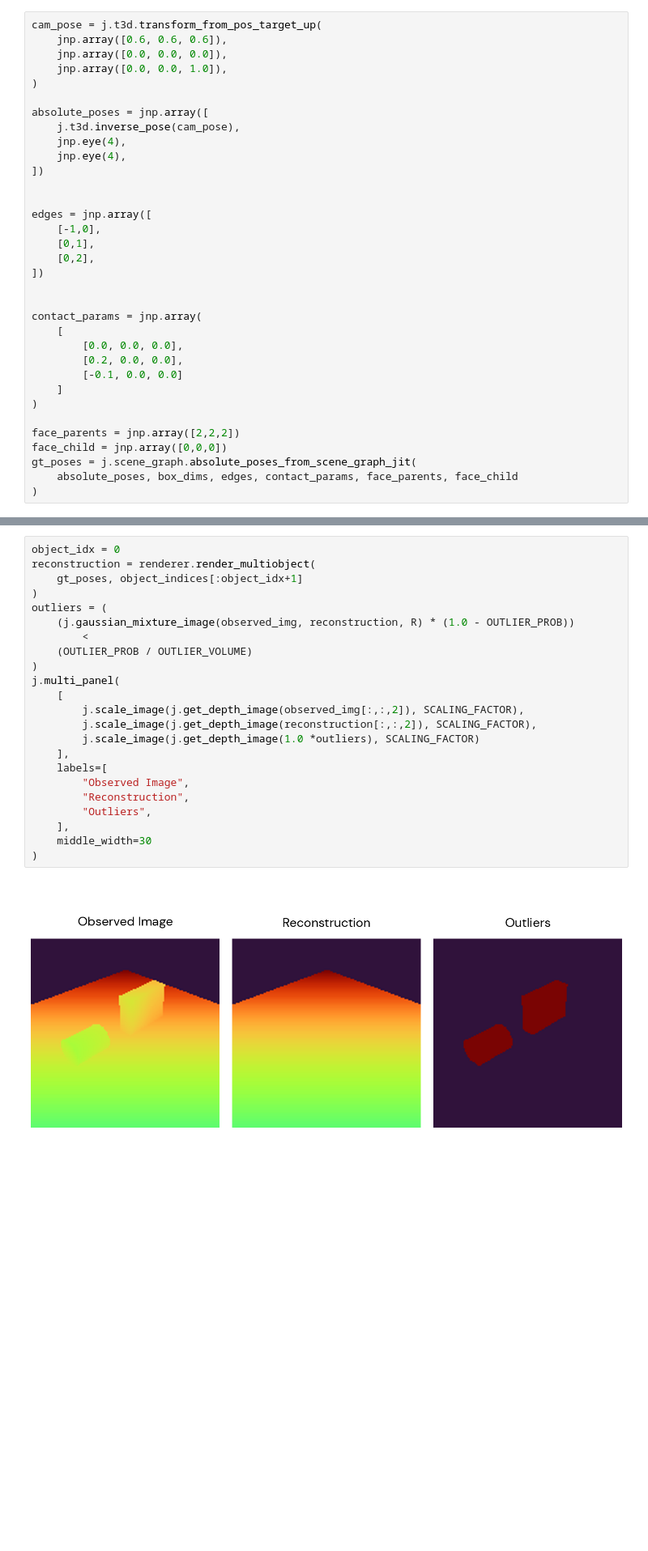
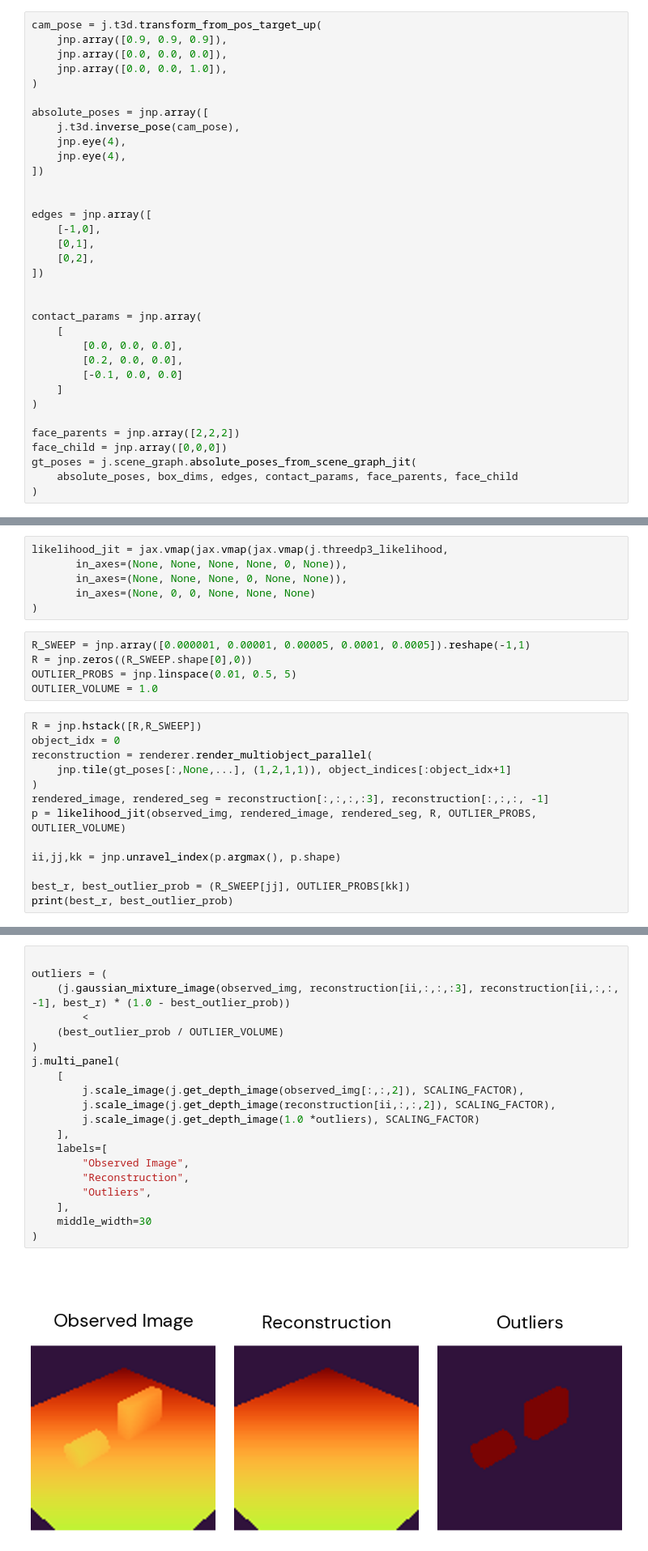
Before and after one commit to probcomp/bayes3d, a Jupyter notebook: experiments/posterior_uncertainty/iterative_multiobject_parsing.ipynb, the cells around one changed output, grey strips where cells are left out. Shown at 81% size. Drawn from its saved outputs; the diff is of its cells as text; blank space fills up the shorter version.

```diff
--- a/experiments/posterior_uncertainty/iterative_multiobject_parsing.ipynb
+++ b/experiments/posterior_uncertainty/iterative_multiobject_parsing.ipynb
@@ -46,7 +46,7 @@ object_indices = jnp.array([21, 0, 1])
 box_dims = renderer.model_box_dims[object_indices]
 # %%
 cam_pose = j.t3d.transform_from_pos_target_up(
-    jnp.array([0.6, 0.6, 0.6]),
+    jnp.array([0.9, 0.9, 0.9]),
     jnp.array([0.0, 0.0, 0.0]),
     jnp.array([0.0, 0.0, 1.0]),
 )
@@ -106,0 +103,24 @@ OUTLIER_VOLUME = 100.0
+# %%
+likelihood_jit = jax.vmap(jax.vmap(jax.vmap(j.threedp3_likelihood,
+       in_axes=(None, None, None, None, 0, None)),
+       in_axes=(None, None, None, 0, None, None)),
+       in_axes=(None, 0, 0, None, None, None)
+)
+# %%
+R_SWEEP = jnp.array([0.000001, 0.00001, 0.00005, 0.0001, 0.0005]).reshape(-1,1)
+R = jnp.zeros((R_SWEEP.shape[0],0))
+OUTLIER_PROBS = jnp.linspace(0.01, 0.5, 5)
+OUTLIER_VOLUME = 1.0
+# %%
+R = jnp.hstack([R,R_SWEEP])
+object_idx = 0
+reconstruction = renderer.render_multiobject_parallel(
+    jnp.tile(gt_poses[:,None,...], (1,2,1,1)), object_indices[:object_idx+1]
+)
+rendered_image, rendered_seg = reconstruction[:,:,:,:3], reconstruction[:,:,:, -1]
+p = likelihood_jit(observed_img, rendered_image, rendered_seg, R, OUTLIER_PROBS, OUTLIER_VOLUME)
+
+ii,jj,kk = jnp.unravel_index(p.argmax(), p.shape)
+
+best_r, best_outlier_prob = (R_SWEEP[jj], OUTLIER_PROBS[kk])
+print(best_r, best_outlier_prob)
@@ -107,28 +132,25 @@ OUTLIER_VOLUME = 100.0
 # %%
-object_idx = 0
-reconstruction = renderer.render_multiobject(
-    gt_poses, object_indices[:object_idx+1]
-)
+
 outliers = (
-    (j.gaussian_mixture_image(observed_img, reconstruction, R) * (1.0 - OUTLIER_PROB))
+    (j.gaussian_mixture_image(observed_img, reconstruction[ii,:,:,:3], reconstruction[ii,:,:, -1], best_r) * (1.0 - best_outlier_prob))
         <
-    (OUTLIER_PROB / OUTLIER_VOLUME)
+    (best_outlier_prob / OUTLIER_VOLUME)
 )
 j.multi_panel(
     [
         j.scale_image(j.get_depth_image(observed_img[:,:,2]), SCALING_FACTOR),
-        j.scale_image(j.get_depth_image(reconstruction[:,:,2]), SCALING_FACTOR),
+        j.scale_image(j.get_depth_image(reconstruction[ii,:,:,2]), SCALING_FACTOR),
         j.scale_image(j.get_depth_image(1.0 *outliers), SCALING_FACTOR)
     ],
     labels=[
         "Observed Image",
         "Reconstruction",
         "Outliers",
     ],
     middle_width=30
 )
 # %% [output]
-[figure, old version]
+[figure, new version]
 # %%
 contact_params = jnp.array(
     [
```
Also changed, not shown: parts of 14 cells of this notebook, 5 other files.
